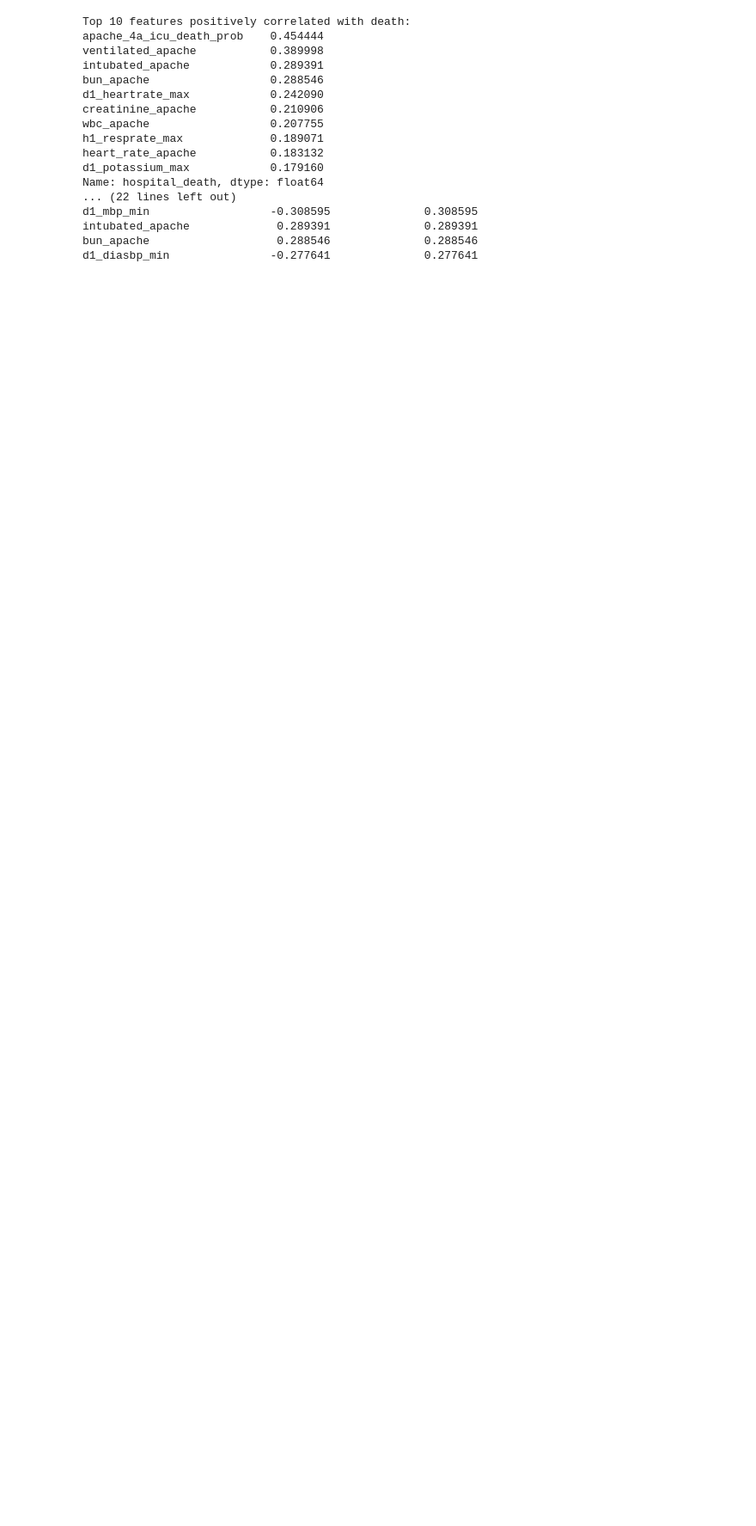
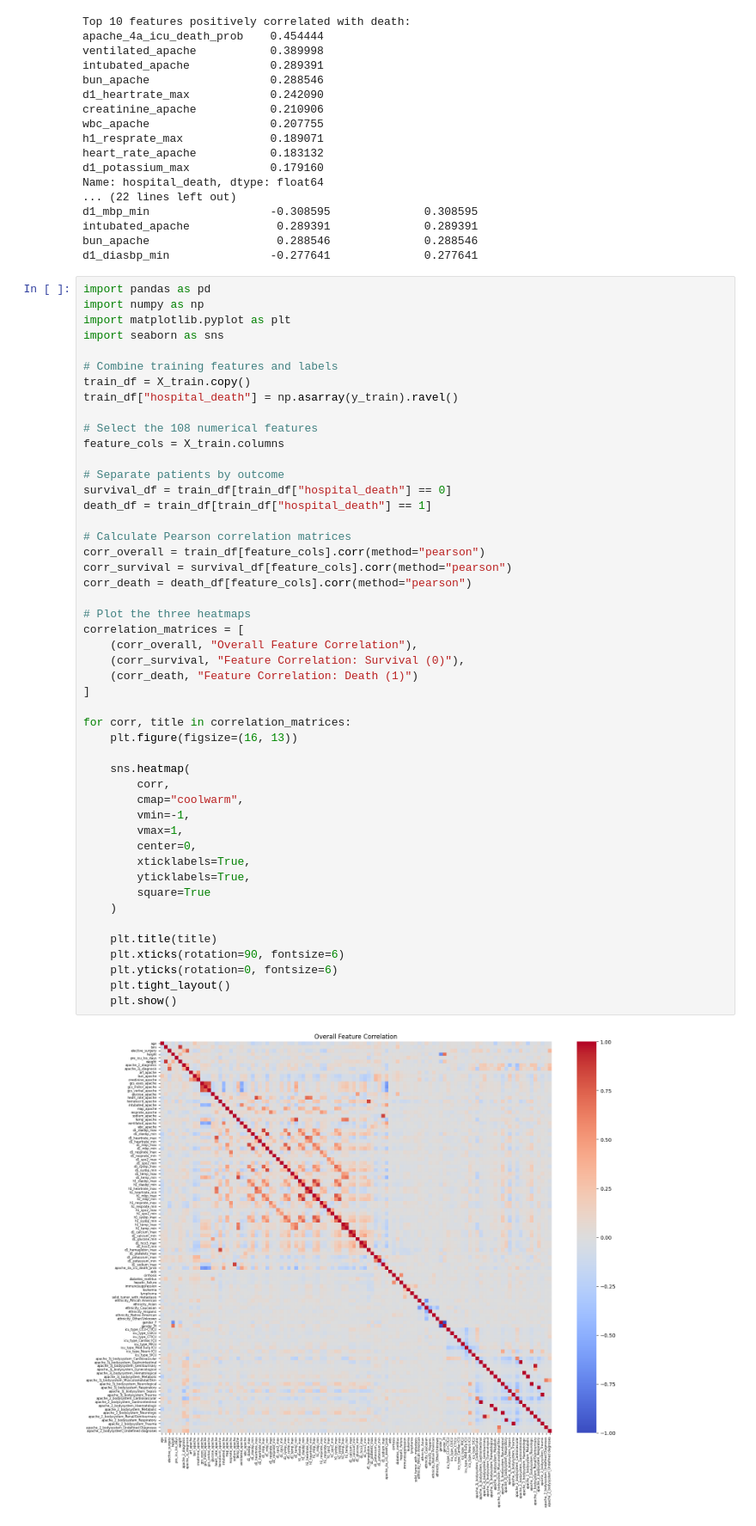
Before and after one commit to 612kelly/ml, a Jupyter notebook: HW6/naives_bayes.ipynb, the cells around one changed output. Shown at 86% size. Cells and saved outputs as stored; diff of their text form; blank space fills up the shorter version.

```diff
--- a/HW6/naives_bayes.ipynb
+++ b/HW6/naives_bayes.ipynb
@@ -156,3 +156,53 @@ d1_mbp_min                  -0.308595              0.308595
 intubated_apache             0.289391              0.289391
 bun_apache                   0.288546              0.288546
 d1_diasbp_min               -0.277641              0.277641
+# %%
+import pandas as pd
+import numpy as np
+import matplotlib.pyplot as plt
+import seaborn as sns
+
+# Combine training features and labels
+train_df = X_train.copy()
+train_df["hospital_death"] = np.asarray(y_train).ravel()
+
+# Select the 108 numerical features
+feature_cols = X_train.columns
+
+# Separate patients by outcome
+survival_df = train_df[train_df["hospital_death"] == 0]
+death_df = train_df[train_df["hospital_death"] == 1]
+
+# Calculate Pearson correlation matrices
+corr_overall = train_df[feature_cols].corr(method="pearson")
+corr_survival = survival_df[feature_cols].corr(method="pearson")
+corr_death = death_df[feature_cols].corr(method="pearson")
+
+# Plot the three heatmaps
+correlation_matrices = [
+    (corr_overall, "Overall Feature Correlation"),
+    (corr_survival, "Feature Correlation: Survival (0)"),
+    (corr_death, "Feature Correlation: Death (1)")
+]
+
+for corr, title in correlation_matrices:
+    plt.figure(figsize=(16, 13))
+
+    sns.heatmap(
+        corr,
+        cmap="coolwarm",
+        vmin=-1,
+        vmax=1,
+        center=0,
+        xticklabels=True,
+        yticklabels=True,
+        square=True
+    )
+
+    plt.title(title)
+    plt.xticks(rotation=90, fontsize=6)
+    plt.yticks(rotation=0, fontsize=6)
+    plt.tight_layout()
+    plt.show()
+# %% [output]
+[figure, added]
```
Also changed, not shown: parts of 2 cells of this notebook.
